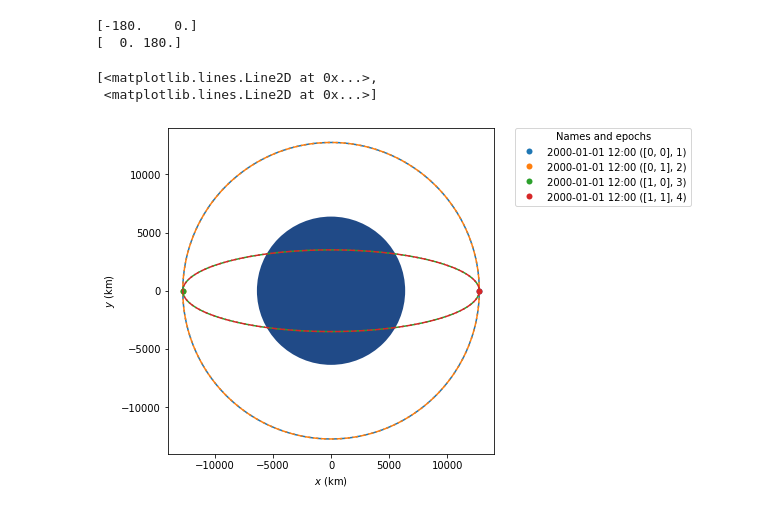
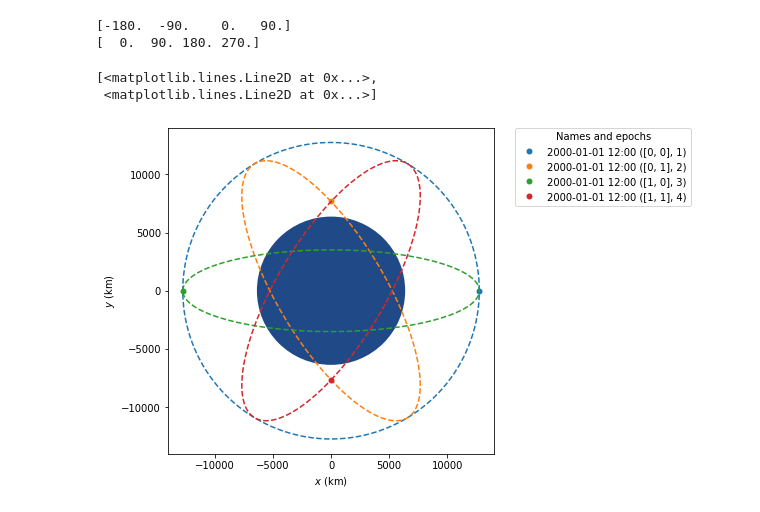
Before and after one commit to Hakiwen/flounder, a Jupyter notebook: starlink.ipynb, the cells around one changed output. Cells and saved outputs as stored; diff of their text form; code cells hidden in the pictures.

```diff
--- a/starlink.ipynb
+++ b/starlink.ipynb
@@ -53,12 +37,14 @@ ss[0] = Orbit.from_vectors(Earth, r[0], v[0])
 ss[1] = Orbit.from_vectors(Earth, r[1], v[1])
 
 # Problem Parameters
-t_window = 50
-t_step = 1
+t_window = 20.0
+num_t_step = 100
+t_step = t_window/num_t_step
 t_unit = u.min
-num_t_step = int(t_window/t_step)
+# num_t_step = int(t_window/t_step)
 t_arr = np.linspace(0, t_window, num_t_step)
 
+orbit_start_time = 180
 
 print(num_t_step)
 
@@ -75,8 +61,8 @@ Earth_radius = r_e * u.km
 a_1_init = r_s * u.km
 ecc_1_init = 0 * u.one
 
-num_plane_1_init = 2
-num_sat_1_init = 2
+num_plane_1_init = 4
+num_sat_1_init = 4
 
 inc_1_init = 53 * u.deg
 
@@ -98,5 +84,6 @@ for p in range(num_plane_1_init):
                                                      argp_1_init[s] * u.deg, \
                                                      0.0 * u.deg)
         for t in range(0, num_t_step):
-            locations[p, s, t] = sl_orbit_1_init[p, s].propagate(t_arr[t] * t_unit).r
+            locations[p, s, t] = sl_orbit_1_init[p, s].propagate((t_arr[t] + orbit_start_time) * t_unit).r
+        print((p,s))
 # %% [output]
@@ -105,40 +108,40 @@ for p in range(num_plane_1_init):
 print(raan_1_init)
 print(argp_1_init)
 # %% [output]
-[-180.    0.]
-[  0. 180.]
+[-180.  -90.    0.   90.]
+[  0.  90. 180. 270.]
 # %%
 # frame = OrbitPlotter3D()
 frame = StaticOrbitPlotter()
 # ----- Four Satelites in Four Planes ------
 # frame.plot(sl_orbit_1_init[0, 0], label="[0, 0], 1")
 # frame.plot(sl_orbit_1_init[0, 1], label="[0, 1], 2")
 # frame.plot(sl_orbit_1_init[0, 2], label="[0, 2], 3")
 # frame.plot(sl_orbit_1_init[0, 3], label="[0, 3], 4")
 
 # frame.plot(sl_orbit_1_init[1, 0], label="[1, 0], 5")
 # frame.plot(sl_orbit_1_init[1, 1], label="[1, 1], 6")
 # frame.plot(sl_orbit_1_init[1, 2], label="[1, 2], 7")
 # frame.plot(sl_orbit_1_init[1, 3], label="[1, 3], 8")
 
 # frame.plot(sl_orbit_1_init[2, 0], label="[2, 0], 9")
 # frame.plot(sl_orbit_1_init[2, 1], label="[2, 1], 10")
 # frame.plot(sl_orbit_1_init[2, 2], label="[2, 2], 11")
 # frame.plot(sl_orbit_1_init[2, 3], label="[2, 3], 12")
 
 # frame.plot(sl_orbit_1_init[3, 0], label="[3, 0], 13")
 # frame.plot(sl_orbit_1_init[3, 1], label="[3, 1], 14")
 # frame.plot(sl_orbit_1_init[3, 2], label="[3, 2], 15")
 # frame.plot(sl_orbit_1_init[3, 3], label="[3, 3], 16")
 # ----- Two Satelites in Two Planes ------
 frame.plot(sl_orbit_1_init[0, 0], label="[0, 0], 1")
-frame.plot(sl_orbit_1_init[0, 1], label="[0, 1], 2")
-frame.plot(sl_orbit_1_init[1, 0], label="[1, 0], 3")
-frame.plot(sl_orbit_1_init[1, 1], label="[1, 1], 4")
+frame.plot(sl_orbit_1_init[1, 0], label="[0, 1], 2")
+frame.plot(sl_orbit_1_init[2, 0], label="[1, 0], 3")
+frame.plot(sl_orbit_1_init[3, 0], label="[1, 1], 4")
 # %% [output]
 [<matplotlib.lines.Line2D at 0x...>,
  <matplotlib.lines.Line2D at 0x...>]
-[figure, old version]
+[figure, new version]
 # %%
 max_comm_range = 2*np.sqrt(np.power(r_s, 2) - np.power(r_e, 2))
 S = num_plane_1_init*num_sat_1_init
```
Also changed, not shown: parts of 26 cells of this notebook, 3 other files.
